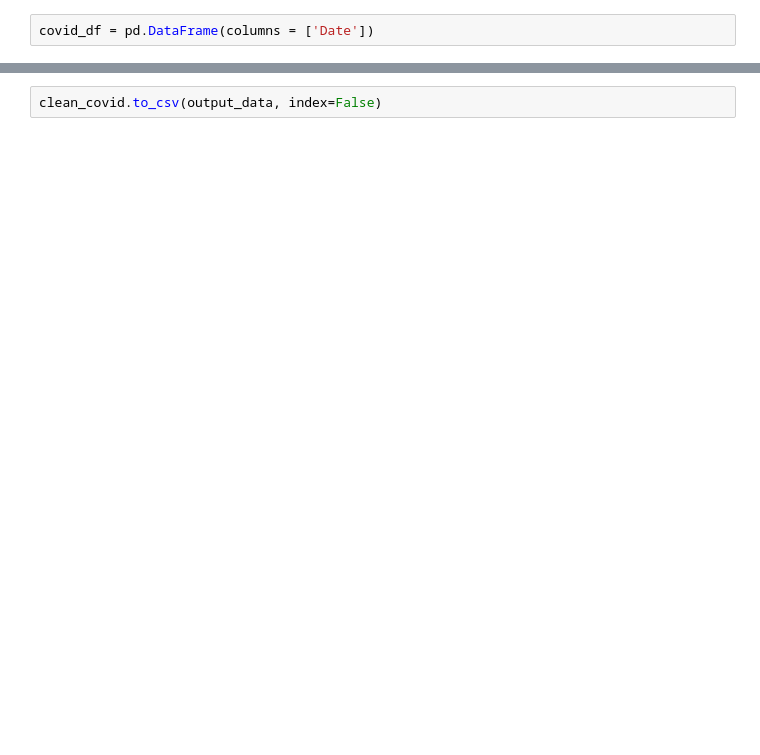
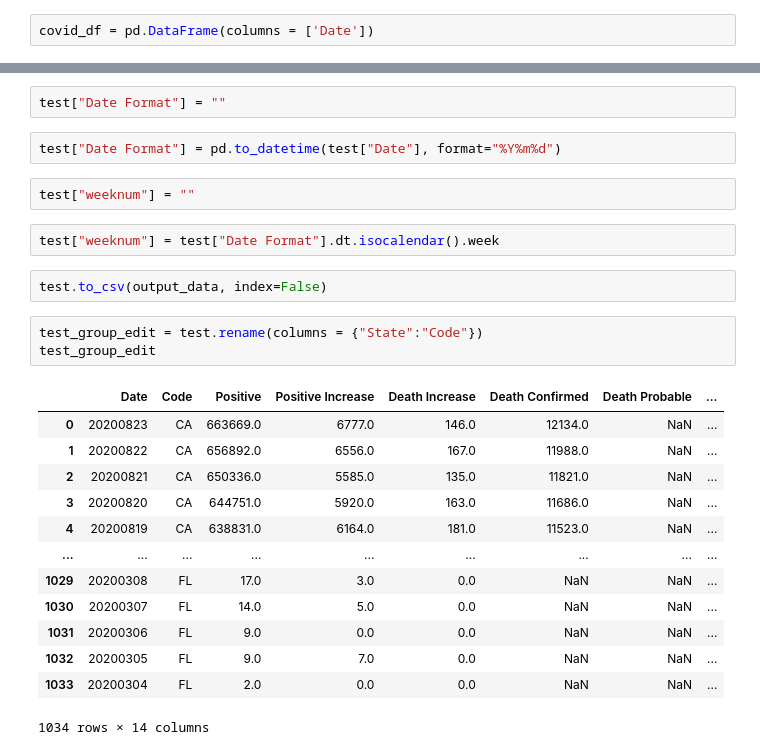
Before and after one commit to GPSHUB/COVID_HEALTH_PROJECT, a Jupyter notebook: ProjectFolderAG/covid_cases.ipynb, the cells around one changed output, grey strips where cells are left out. Drawn from its saved outputs; the diff is of its cells as text; blank space fills up the shorter version.

```diff
--- a/ProjectFolderAG/covid_cases.ipynb
+++ b/ProjectFolderAG/covid_cases.ipynb
@@ -104,2 +91,27 @@ clean_covid = covid_df.dropna(how="any")
+# %%
+test["Date Format"] = ""
+# %%
+test["Date Format"] = pd.to_datetime(test["Date"], format="%Y%m%d")
+# %%
+test["weeknum"] = ""
+# %%
+test["weeknum"] = test["Date Format"].dt.isocalendar().week
 # %%
-clean_covid.to_csv(output_data, index=False)
+test.to_csv(output_data, index=False)
+# %%
+test_group_edit = test.rename(columns = {"State":"Code"})
+test_group_edit
+# %% [output]
+|  | Date | Code | Positive | Positive Increase | Death Increase | Death Confirmed | Death Probable | ... |
+| 0 | 20200823 | CA | 663669.0 | 6777.0 | 146.0 | 12134.0 | NaN | ... |
+| 1 | 20200822 | CA | 656892.0 | 6556.0 | 167.0 | 11988.0 | NaN | ... |
+| 2 | 20200821 | CA | 650336.0 | 5585.0 | 135.0 | 11821.0 | NaN | ... |
+| 3 | 20200820 | CA | 644751.0 | 5920.0 | 163.0 | 11686.0 | NaN | ... |
+| 4 | 20200819 | CA | 638831.0 | 6164.0 | 181.0 | 11523.0 | NaN | ... |
+| ... | ... | ... | ... | ... | ... | ... | ... | ... |
+| 1029 | 20200308 | FL | 17.0 | 3.0 | 0.0 | NaN | NaN | ... |
+| 1030 | 20200307 | FL | 14.0 | 5.0 | 0.0 | NaN | NaN | ... |
+| 1031 | 20200306 | FL | 9.0 | 0.0 | 0.0 | NaN | NaN | ... |
+| 1032 | 20200305 | FL | 9.0 | 7.0 | 0.0 | NaN | NaN | ... |
+| 1033 | 20200304 | FL | 2.0 | 0.0 | 0.0 | NaN | NaN | ... |
+1034 rows × 14 columns
```
Also changed, not shown: parts of 14 cells of this notebook, 2 other files.
